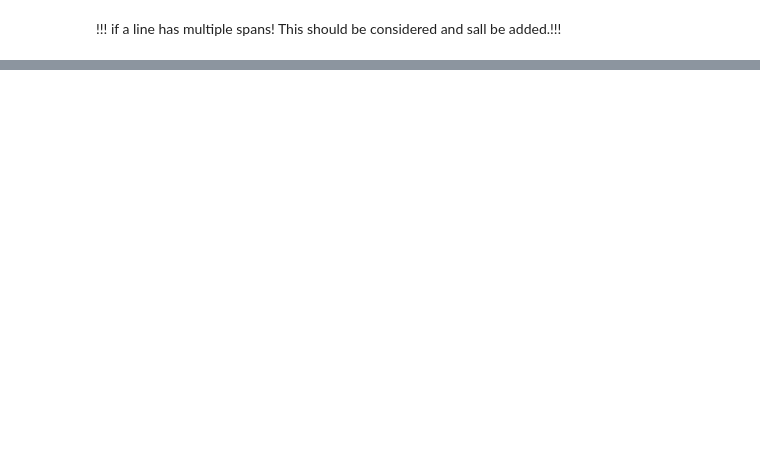
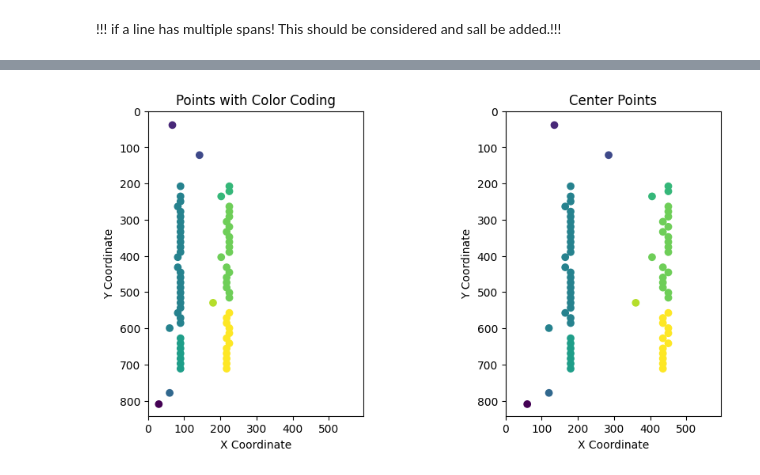
Before and after one commit to mjoudy/pdf_parsing, a Jupyter notebook: multi-frame.ipynb, the cells around one changed output, grey strips where cells are left out. Drawn from its saved outputs; the diff is of its cells as text; code cells hidden in the pictures; blank space fills up the shorter version.

```diff
--- a/multi-frame.ipynb
+++ b/multi-frame.ipynb
@@ -5,7 +7,7 @@ from collections import Counter
 # %%
 pdf_address = "a.pdf"
 doc = fitz.open(pdf_address)
-page = doc.load_page(13)
+page = doc.load_page(9)
 page_dict = page.get_text("dict")
 page_blocks = page_dict["blocks"]
 page_blocks_2 = page.get_text("blocks")
@@ -123,5 +131,3 @@ def find_titles(sorted_lines_blocks):
                     title_blocks.append(b)
 
     return title_blocks
-# %%
-x = sort_lines(page_blocks, find_text_blocks(page_blocks))
@@ -203,0 +300,6 @@ IndexError: list index out of range
+# %%
+pdf_address = "a.pdf"
+doc = fitz.open(pdf_address)
+page = doc.load_page(9)
+page_dict = page.get_text("dict")
+page_blocks = page_dict["blocks"]
@@ -203,0 +364,45 @@ IndexError: list index out of range
+# %%
+# Extract x and y coordinates from the test list
+x_coords = [point[0] for point in test]
+y_coords = [point[1] for point in test]
+
+# Extract color codes from the test list
+colors = [point[2] for point in test]
+
+
+# Create a figure with two subplots
+fig, (ax1, ax2) = plt.subplots(1, 2, figsize=(10, 5))
+
+# Plot the first subplot with test data
+ax1.scatter(x_coords, y_coords, c=colors)
+ax1.set_xlabel('X Coordinate')
+ax1.set_ylabel('Y Coordinate')
+ax1.set_title('Points with Color Coding')
+ax1.axis('scaled')
+ax1.set_xlim(0, page_dict['width'])
+ax1.set_ylim(0, page_dict['height'])
+ax1.invert_yaxis()  # Reverse the y-axis
+
+# Extract x and y coordinates from the center_points list
+center_x_coords = [point[0] for point in center_points]
+center_y_coords = [point[1] for point in center_points]
+
+# Plot the second subplot with center_points data
+ax2.scatter(center_x_coords, center_y_coords, c=colors)
+ax2.set_xlabel('X Coordinate')
+ax2.set_ylabel('Y Coordinate')
+ax2.set_title('Center Points')
+ax2.axis('scaled')
+ax2.set_xlim(0, page_dict['width'])
+ax2.set_ylim(0, page_dict['height'])
+#ax2.set_ylim(page_dict['height'], 0)  # Reverse the y-axis
+ax2.invert_yaxis()  # Reverse the y-axis
+#ax2.legend()
+
+# Adjust the spacing between subplots
+plt.subplots_adjust(wspace=0.4)
+
+# Show the plot
+plt.show()
+# %% [output]
+[figure, added]
```
Also changed, not shown: parts of 37 cells of this notebook, 2 other files.
